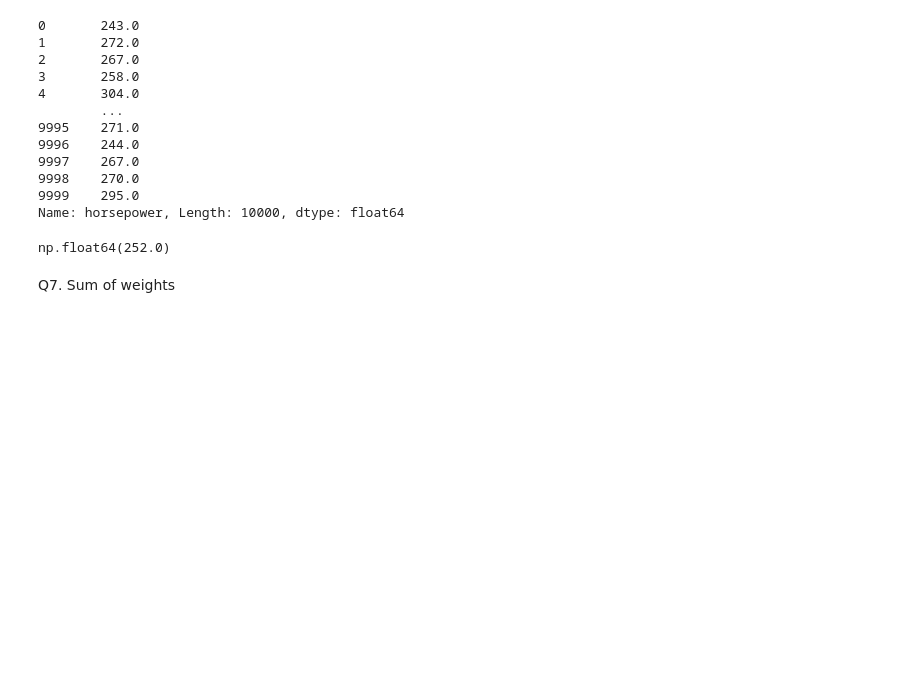
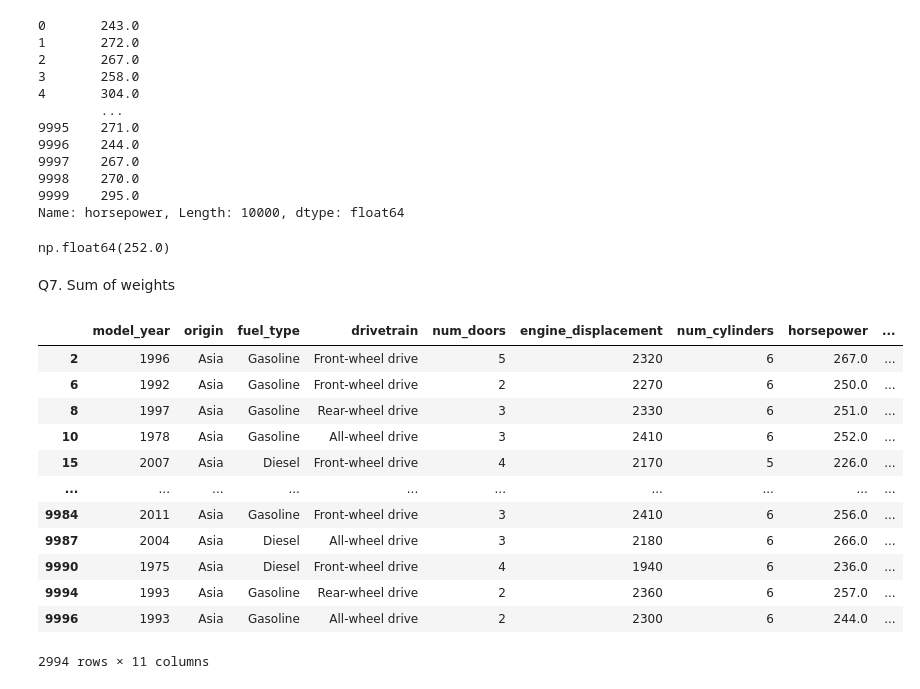
Before and after one commit to RevinaAgustin/homework01-intro, a Jupyter notebook: 01-intro/main.ipynb, the cells around one changed output. Saved outputs shown, nothing was run; the diff lists cells and outputs as text; code cells hidden in the pictures; blank space fills up the shorter version.

```diff
--- a/01-intro/main.ipynb
+++ b/01-intro/main.ipynb
@@ -112,3 +113,20 @@ nMedian
 np.float64(252.0)
 # %% [markdown]
 Q7. Sum of weights
+# %%
+df_asia = df[df['origin'] == 'Asia']
+df_asia
+# %% [output]
+|  | model_year | origin | fuel_type | drivetrain | num_doors | engine_displacement | num_cylinders | horsepower | ... |
+| 2 | 1996 | Asia | Gasoline | Front-wheel drive | 5 | 2320 | 6 | 267.0 | ... |
+| 6 | 1992 | Asia | Gasoline | Front-wheel drive | 2 | 2270 | 6 | 250.0 | ... |
+| 8 | 1997 | Asia | Gasoline | Rear-wheel drive | 3 | 2330 | 6 | 251.0 | ... |
+| 10 | 1978 | Asia | Gasoline | All-wheel drive | 3 | 2410 | 6 | 252.0 | ... |
+| 15 | 2007 | Asia | Diesel | Front-wheel drive | 4 | 2170 | 5 | 226.0 | ... |
+| ... | ... | ... | ... | ... | ... | ... | ... | ... | ... |
+| 9984 | 2011 | Asia | Gasoline | Front-wheel drive | 3 | 2410 | 6 | 256.0 | ... |
+| 9987 | 2004 | Asia | Diesel | All-wheel drive | 3 | 2180 | 6 | 266.0 | ... |
+| 9990 | 1975 | Asia | Diesel | Front-wheel drive | 4 | 1940 | 6 | 236.0 | ... |
+| 9994 | 1993 | Asia | Gasoline | Rear-wheel drive | 2 | 2360 | 6 | 257.0 | ... |
+| 9996 | 1993 | Asia | Gasoline | All-wheel drive | 2 | 2300 | 6 | 244.0 | ... |
+2994 rows × 11 columns
```
Also changed, not shown: parts of 10 cells of this notebook, 1 other file.
